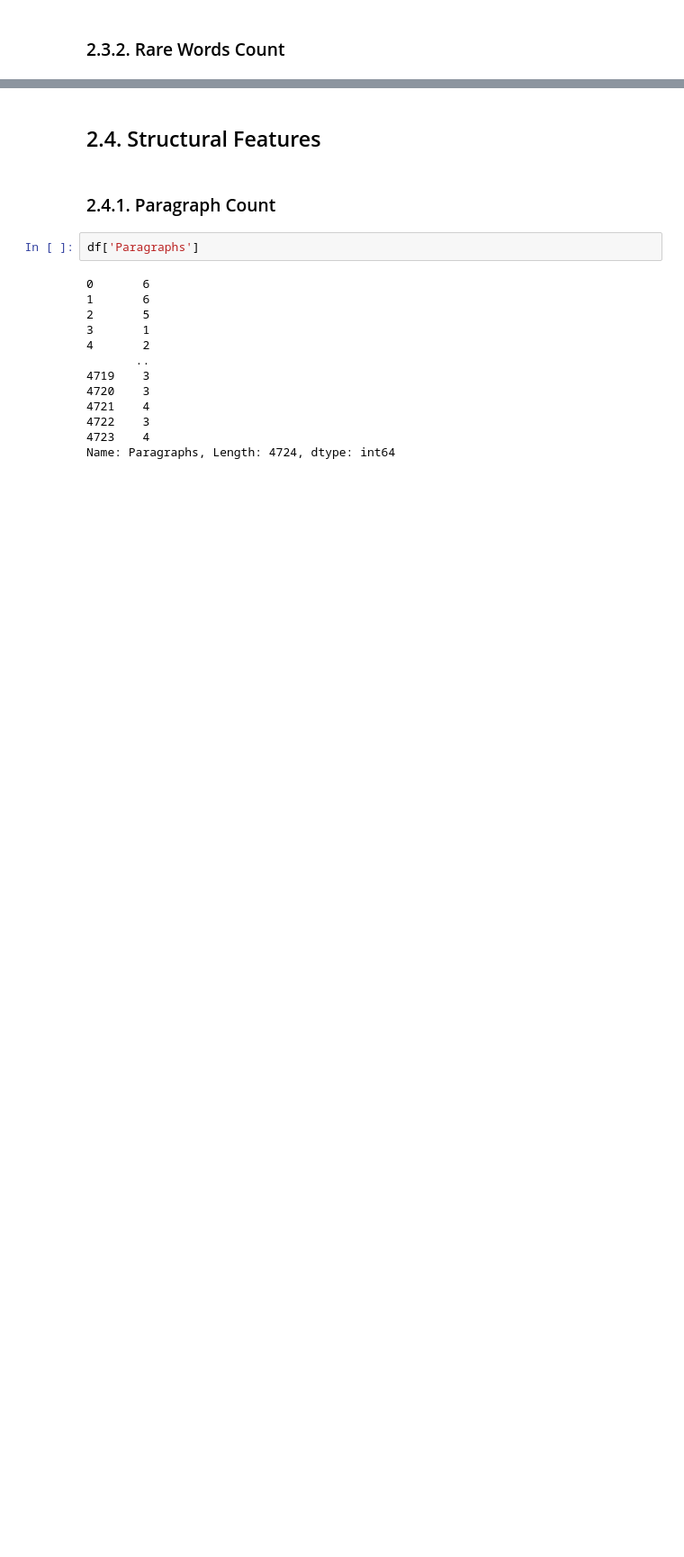
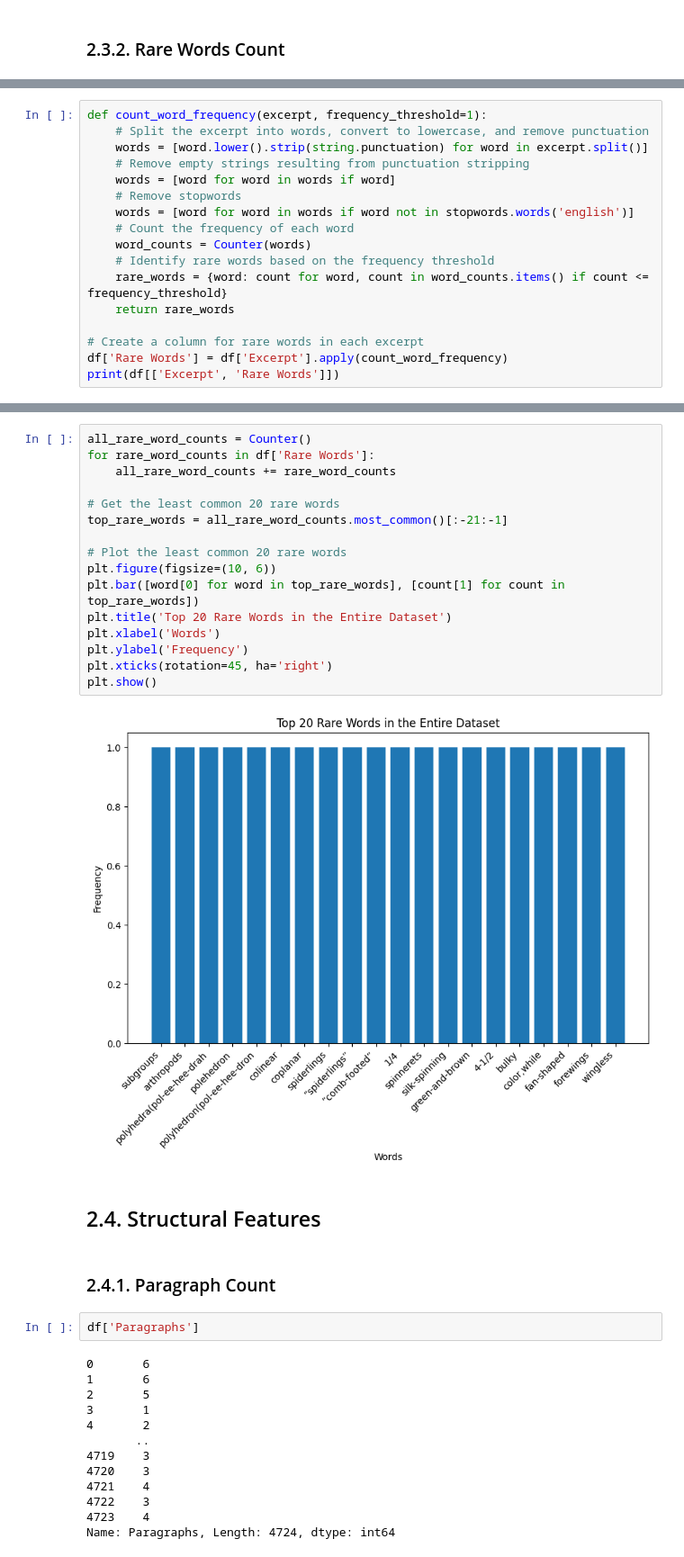
Before and after one commit to ChristineSi/neuroCraft, a Jupyter notebook: notebooks/NotebookPatricia.ipynb, the cells around one changed output, grey strips where cells are left out. Shown at 90% size. Saved outputs shown, nothing was run; the diff lists cells and outputs as text; blank space fills up the shorter version.

```diff
--- a/notebooks/NotebookPatricia.ipynb
+++ b/notebooks/NotebookPatricia.ipynb
@@ -550,0 +593,17 @@ Name: Rare Words, Length: 4724, dtype: object
+# %%
+def count_word_frequency(excerpt, frequency_threshold=1):
+    # Split the excerpt into words, convert to lowercase, and remove punctuation
+    words = [word.lower().strip(string.punctuation) for word in excerpt.split()]
+    # Remove empty strings resulting from punctuation stripping
+    words = [word for word in words if word]
+    # Remove stopwords
+    words = [word for word in words if word not in stopwords.words('english')]
+    # Count the frequency of each word
+    word_counts = Counter(words)
+    # Identify rare words based on the frequency threshold
+    rare_words = {word: count for word, count in word_counts.items() if count <= frequency_threshold}
+    return rare_words
+
+# Create a column for rare words in each excerpt
+df['Rare Words'] = df['Excerpt'].apply(count_word_frequency)
+print(df[['Excerpt', 'Rare Words']])
@@ -551,3 +628,21 @@ Name: Rare Words, Length: 4724, dtype: object
+# %%
+all_rare_word_counts = Counter()
+for rare_word_counts in df['Rare Words']:
+    all_rare_word_counts += rare_word_counts
+
+# Get the least common 20 rare words
+top_rare_words = all_rare_word_counts.most_common()[:-21:-1]
+
+# Plot the least common 20 rare words
+plt.figure(figsize=(10, 6))
+plt.bar([word[0] for word in top_rare_words], [count[1] for count in top_rare_words])
+plt.title('Top 20 Rare Words in the Entire Dataset')
+plt.xlabel('Words')
+plt.ylabel('Frequency')
+plt.xticks(rotation=45, ha='right')
+plt.show()
+# %% [output]
+[figure, added]
 # %% [markdown]
 ## 2.4. Structural Features
 # %% [markdown]
```
Also changed, not shown: parts of 61 cells of this notebook.
